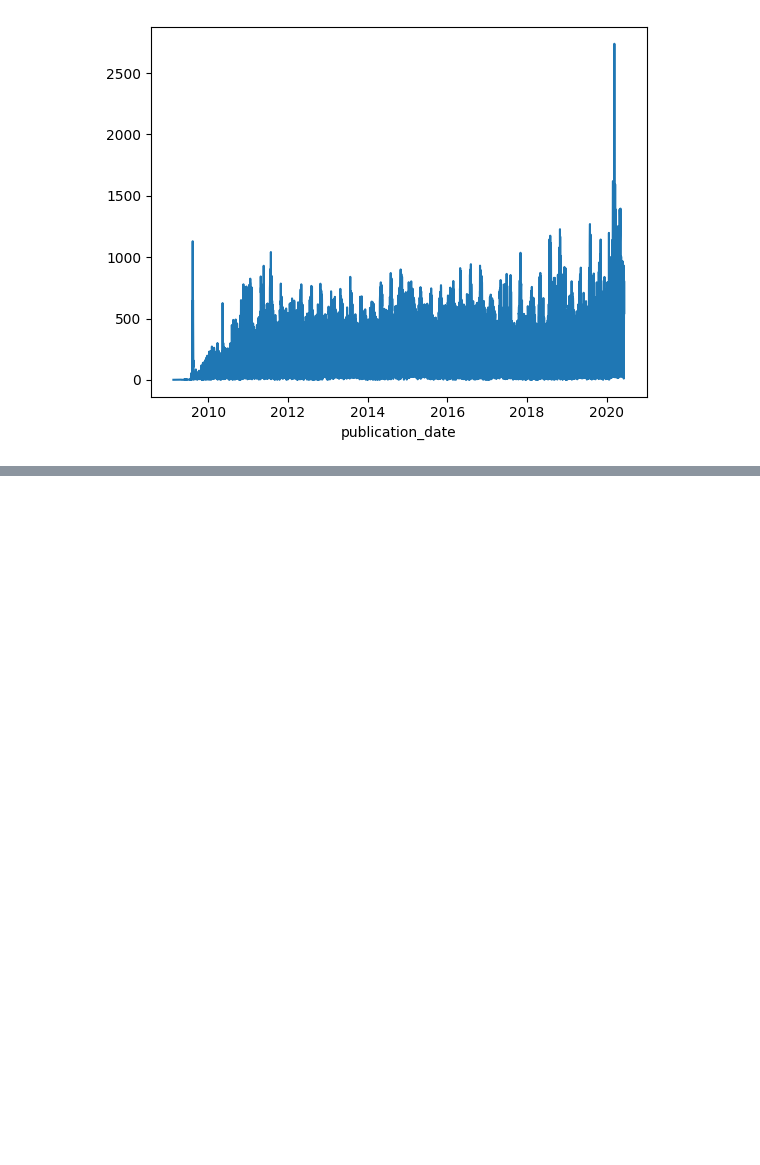
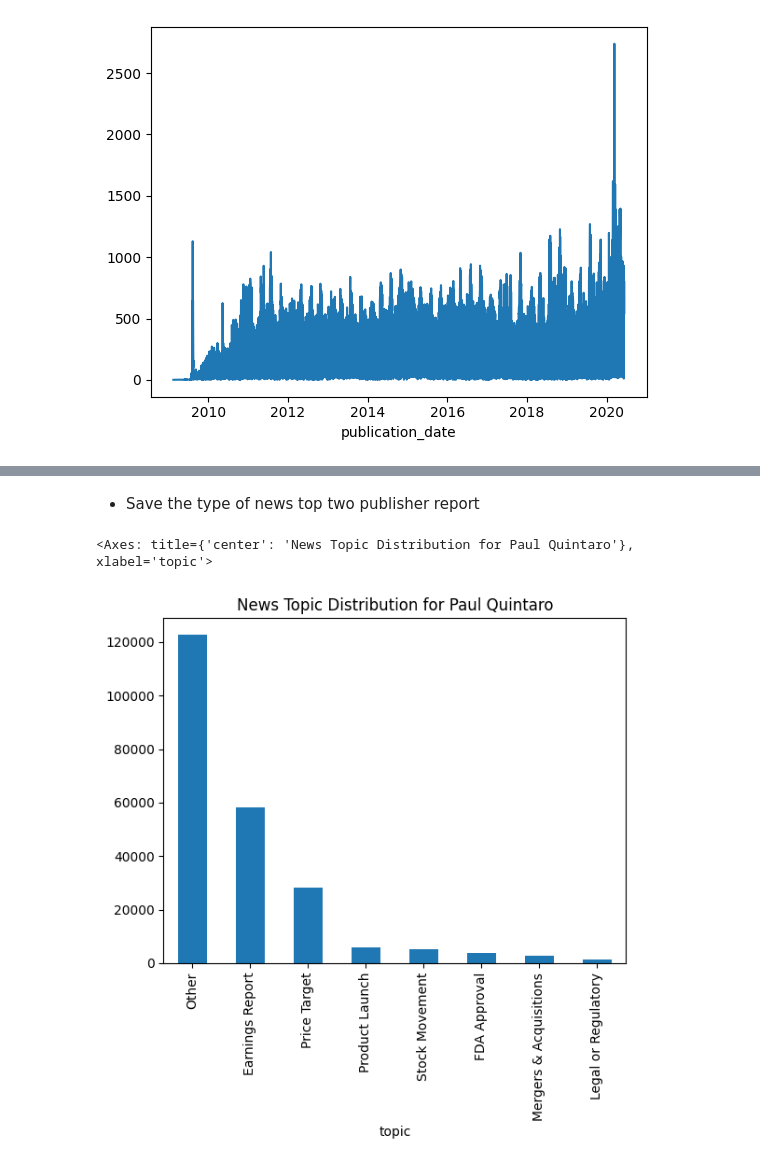
Before and after one commit to Samri-A/Predicting-Price-Moves-with-News-Sentiment, a Jupyter notebook: notebooks/raw_analyst.ipynb, the cells around one changed output, grey strips where cells are left out. Cells and saved outputs as stored; diff of their text form; code cells hidden in the pictures; blank space fills up the shorter version.

```diff
--- a/notebooks/raw_analyst.ipynb
+++ b/notebooks/raw_analyst.ipynb
@@ -212,0 +316,7 @@ df.head()
+# %% [markdown]
+* Save the type of news top two publisher report
+# %%
+df[df["publisher"] == "Paul Quintaro"]["topic"].value_counts().plot(kind="bar", title="News Topic Distribution for Paul Quintaro")
+# %% [output]
+<Axes: title={'center': 'News Topic Distribution for Paul Quintaro'}, xlabel='topic'>
+[figure, added]
```
Also changed, not shown: parts of 18 cells of this notebook, 1 other file.
